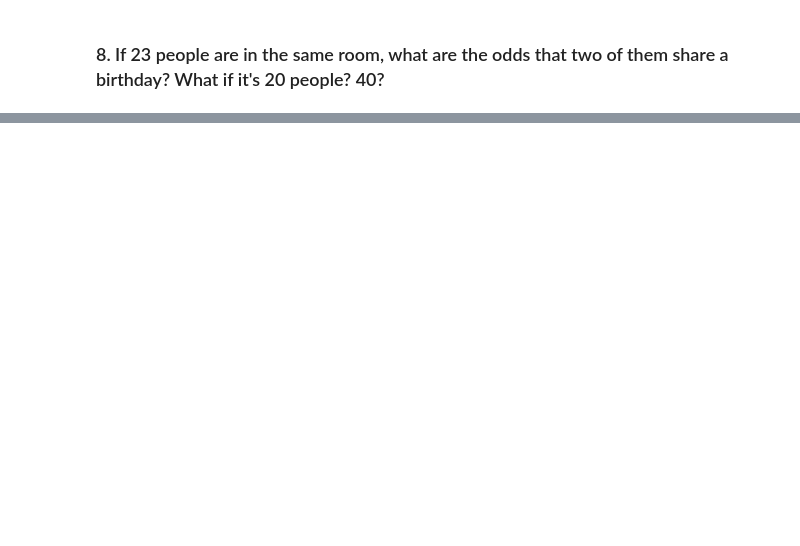
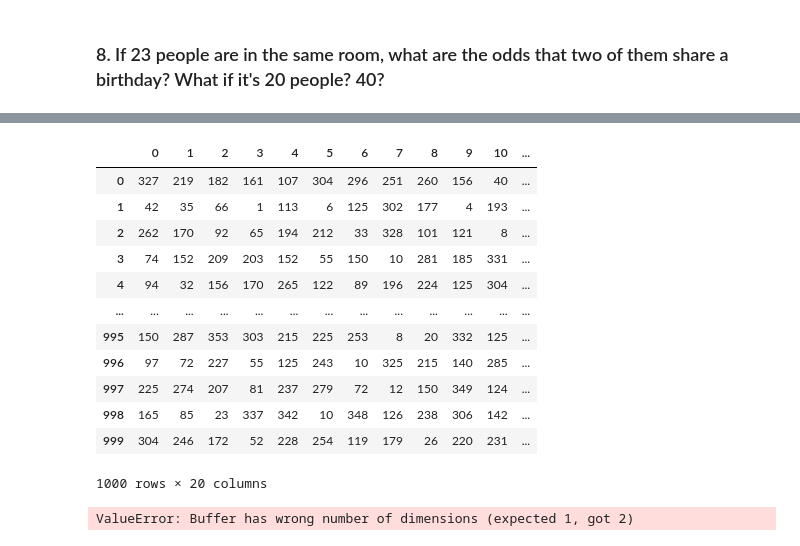
Before and after one commit to carlopdeleon/statistics-exercises, a Jupyter notebook: simulation.ipynb, the cells around one changed output, grey strips where cells are left out. Drawn from its saved outputs; the diff is of its cells as text; code cells hidden in the pictures; blank space fills up the shorter version.

```diff
--- a/simulation.ipynb
+++ b/simulation.ipynb
@@ -268,2 +770,8 @@ P_two_ds
 # %% [markdown]
 ### 8. If 23 people are in the same room, what are the odds that two of them share a birthday? What if it's 20 people? 40?
+# %%
+bday_rows = 1000
+bday_cols = 20
+# %%
+double_bday = np.random.choice(range(365), bday_rows * bday_cols).reshape(bday_rows, bday_cols)
+double_bday
@@ -269,0 +786,21 @@ P_two_ds
+# %%
+df_double_bday = pd.DataFrame(double_bday)
+df_double_bday
+# %% [output]
+|  | 0 | 1 | 2 | 3 | 4 | 5 | 6 | 7 | 8 | 9 | 10 | ... |
+| 0 | 327 | 219 | 182 | 161 | 107 | 304 | 296 | 251 | 260 | 156 | 40 | ... |
+| 1 | 42 | 35 | 66 | 1 | 113 | 6 | 125 | 302 | 177 | 4 | 193 | ... |
+| 2 | 262 | 170 | 92 | 65 | 194 | 212 | 33 | 328 | 101 | 121 | 8 | ... |
+| 3 | 74 | 152 | 209 | 203 | 152 | 55 | 150 | 10 | 281 | 185 | 331 | ... |
+| 4 | 94 | 32 | 156 | 170 | 265 | 122 | 89 | 196 | 224 | 125 | 304 | ... |
+| ... | ... | ... | ... | ... | ... | ... | ... | ... | ... | ... | ... | ... |
+| 995 | 150 | 287 | 353 | 303 | 215 | 225 | 253 | 8 | 20 | 332 | 125 | ... |
+| 996 | 97 | 72 | 227 | 55 | 125 | 243 | 10 | 325 | 215 | 140 | 285 | ... |
+| 997 | 225 | 274 | 207 | 81 | 237 | 279 | 72 | 12 | 150 | 349 | 124 | ... |
+| 998 | 165 | 85 | 23 | 337 | 342 | 10 | 348 | 126 | 238 | 306 | 142 | ... |
+| 999 | 304 | 246 | 172 | 52 | 228 | 254 | 119 | 179 | 26 | 220 | 231 | ... |
+1000 rows × 20 columns
+# %%
+pd.df_double_bday.column-name.unique()
+# %% [output]
+ValueError: Buffer has wrong number of dimensions (expected 1, got 2)
```
Also changed, not shown: parts of 65 cells of this notebook.
